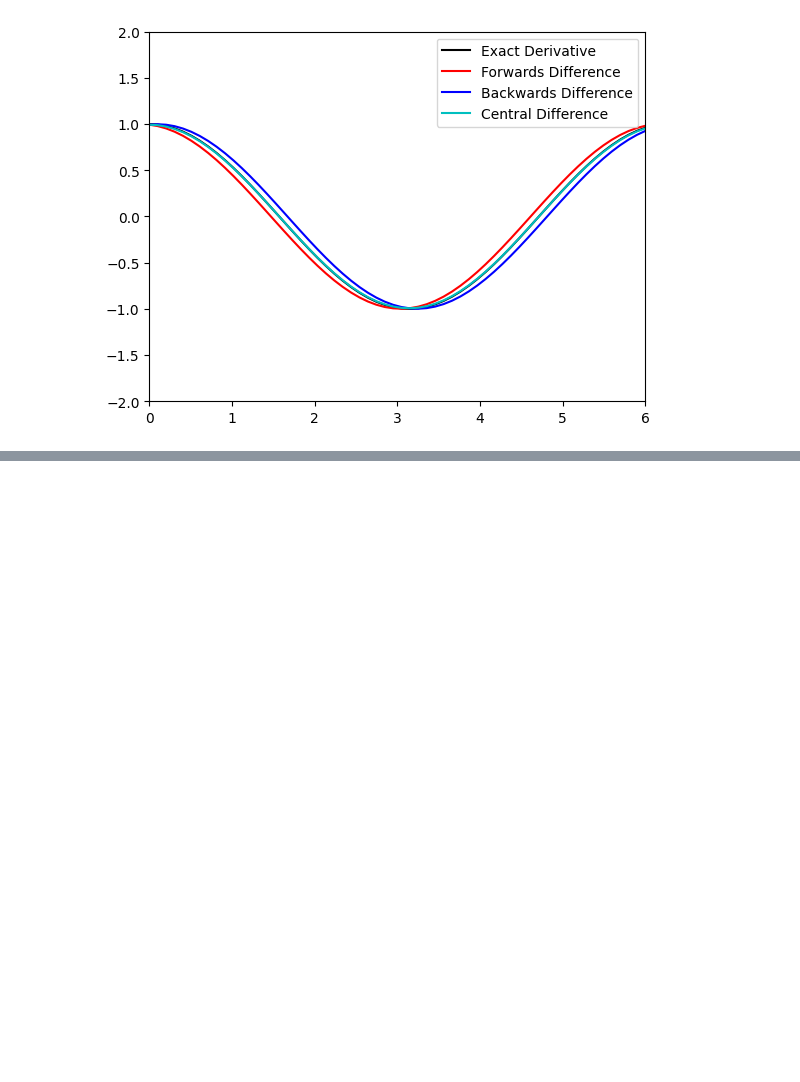
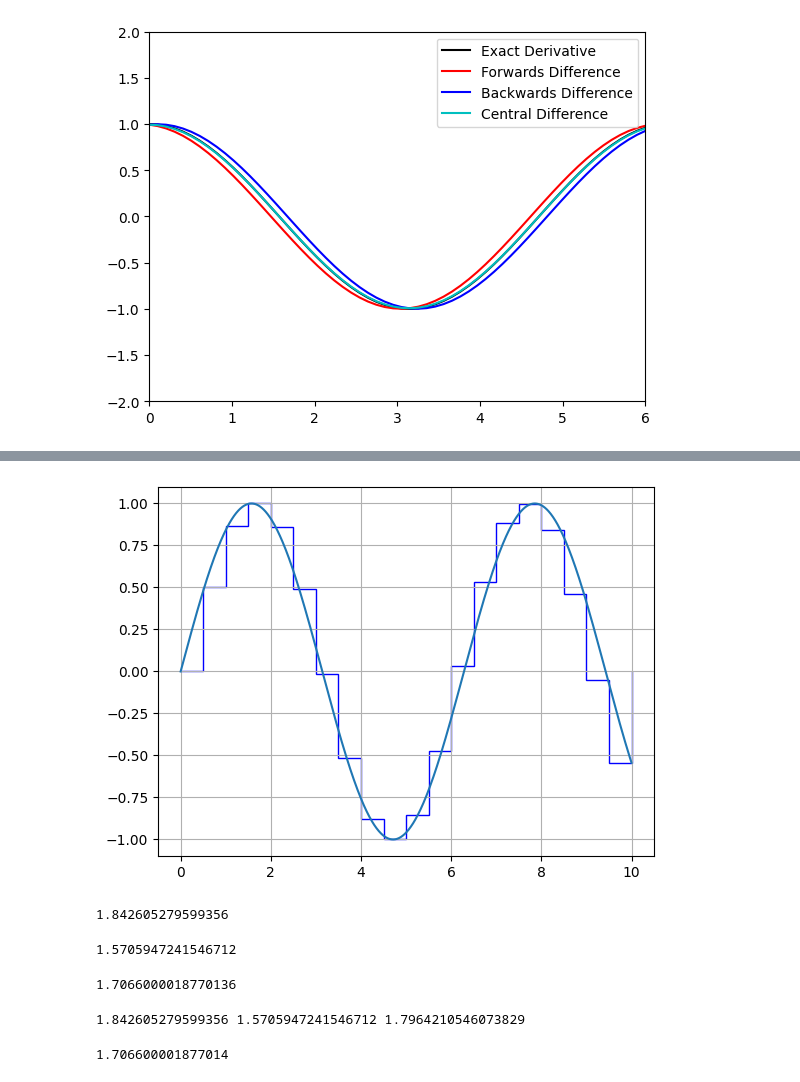
Before and after one commit to isotnek/continuing_education, a Jupyter notebook: ME564/programmatic_diff_eq.ipynb, the cells around one changed output, grey strips where cells are left out. Drawn from its saved outputs; the diff is of its cells as text; code cells hidden in the pictures; blank space fills up the shorter version.

```diff
--- a/ME564/programmatic_diff_eq.ipynb
+++ b/ME564/programmatic_diff_eq.ipynb
@@ -317,0 +360,61 @@ plt.show()
+# %%
+# Define physical constants and time base
+a = 0
+b = 10
+dxf = 0.01
+xf = np.linspace(a, b, int(b/dxf))
+yf = np.sin(xf)
+
+plt.figure()
+plt.grid(True)
+plt.plot(xf, yf)
+
+dxc = 0.5
+xc = np.linspace(a, b, int(b/dxc))
+yc = np.sin(xc)
+
+edges = np.linspace(a, b, int(b/dxc) + 1, endpoint = True)
+plt.stairs(yc, edges, color = 'b')
+plt.grid(True)
+plt.show()
+# %% [output]
+[figure, added]
+# %%
+n = len(xc)
+
+# Left Rectangle Rule
+area1 = 0
+for i in range(n-1):
+    area1 = area1 + yc[i] * dxc
+print (area1)
+# %% [output]
+1.842605279599356
+# %%
+# Right Rectangle Rule
+area2 = 0
+for i in range(n-1):
+    area2 = area2 + yc[i+1] * dxc
+print(area2)
+# %% [output]
+1.5705947241546712
+# %%
+# Trapezoid Rule
+area3 = 0
+for i in range(n-1):
+    area3 = area3 + (dxc/2) * (yc[i] + yc[i+1])
+print(area3)
+# %% [output]
+1.7066000018770136
+# %%
+# Using Built-In Functions
+area1 = sum(yc[:-1]) * dxc
+area2 = sum(yc[1:]) * dxc
+area3 = np.trapz(yc, xc)
+print(area1, area2, area3)
+# %% [output]
+1.842605279599356 1.5705947241546712 1.7964210546073829
+# %%
+area3 = np.trapz(yc) * dxc
+print(area3)
+# %% [output]
+1.706600001877014
```
Also changed, not shown: parts of 8 cells of this notebook.
